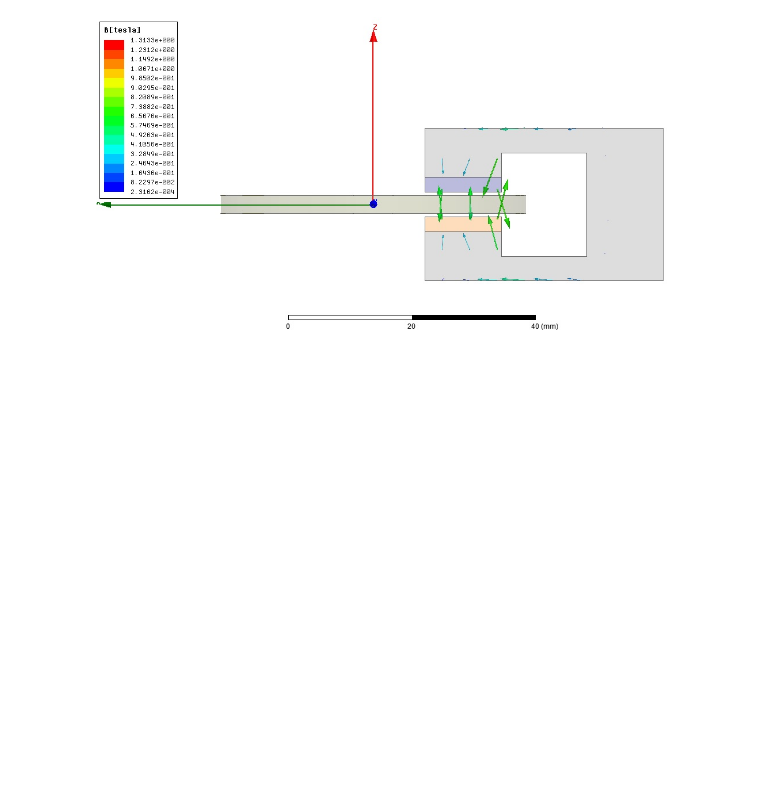
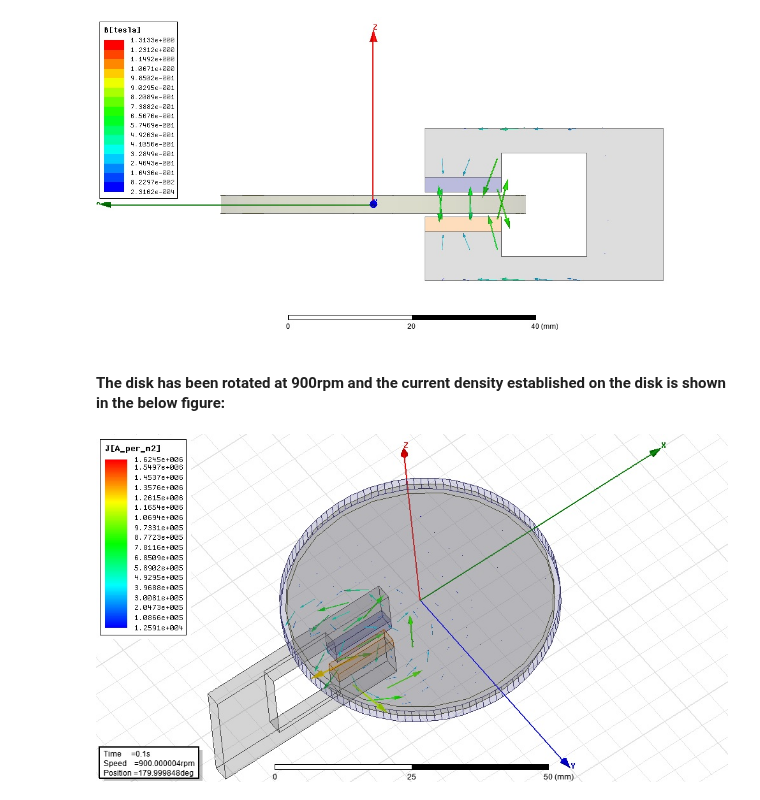
Before and after one commit to odtu/EE564, a Jupyter notebook: EDDY_BRAKE/Siamak/Eddy Current Brake.ipynb, the cells around one changed output. Cells and saved outputs as stored; diff of their text form; code cells hidden in the pictures; blank space fills up the shorter version.

Commit message:
Eddy current simulation

```diff
--- a/EDDY_BRAKE/Siamak/Eddy Current Brake.ipynb
+++ b/EDDY_BRAKE/Siamak/Eddy Current Brake.ipynb
@@ -27,3 +27,10 @@ from IPython.display import Image
 Image(filename='Eddy_B.jpg')
 # %% [output]
 [figure]
+# %% [markdown]
+#### The disk has been rotated at 900rpm and the current density established on the disk is shown in the below figure:
+# %%
+from IPython.display import Image
+Image(filename='j.jpg')
+# %% [output]
+[figure, added]
```
Also changed, not shown: 1 other file.
